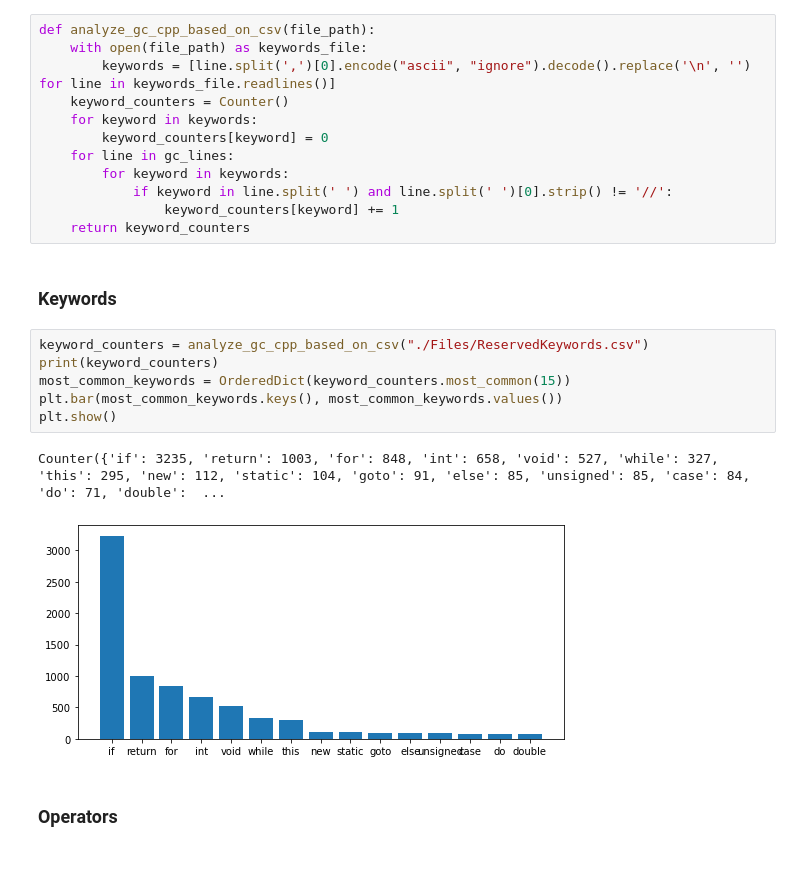
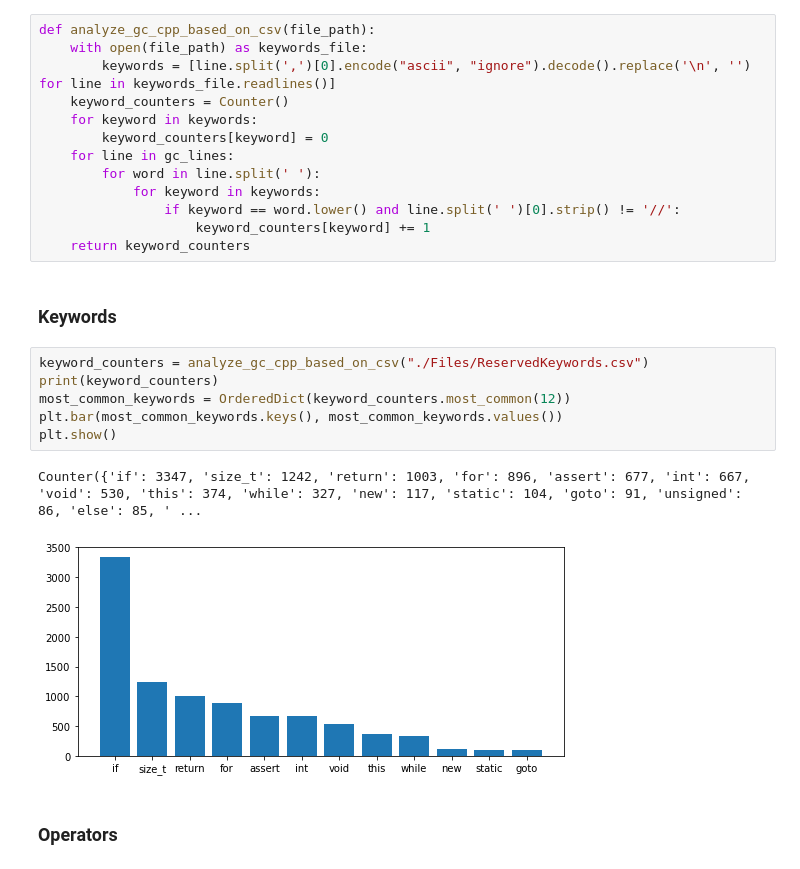
Before and after one commit to MokoSan/DeepDives, a Jupyter notebook: GC.cpp/Analyzing gc.cpp.ipynb, the cells around one changed output. Drawn from its saved outputs; the diff is of its cells as text.

```diff
--- a/GC.cpp/Analyzing gc.cpp.ipynb
+++ b/GC.cpp/Analyzing gc.cpp.ipynb
@@ -62,21 +87,22 @@ def analyze_gc_cpp_based_on_csv(file_path):
     for keyword in keywords:
         keyword_counters[keyword] = 0
     for line in gc_lines:
-        for keyword in keywords:
-            if keyword in line.split(' ') and line.split(' ')[0].strip() != '//':
-                keyword_counters[keyword] += 1
+        for word in line.split(' '):
+            for keyword in keywords:
+                if keyword == word.lower() and line.split(' ')[0].strip() != '//':
+                    keyword_counters[keyword] += 1
     return keyword_counters
 # %% [markdown]
 ### Keywords
 # %%
 keyword_counters = analyze_gc_cpp_based_on_csv("./Files/ReservedKeywords.csv")
 print(keyword_counters)
-most_common_keywords = OrderedDict(keyword_counters.most_common(15))
+most_common_keywords = OrderedDict(keyword_counters.most_common(12))
 plt.bar(most_common_keywords.keys(), most_common_keywords.values())
 plt.show()
 # %% [output]
-Counter({'if': 3235, 'return': 1003, 'for': 848, 'int': 658, 'void': 527, 'while': 327, 'this': 295, 'new': 112, 'static': 104, 'goto': 91, 'else': 85, 'unsigned': 85, 'case': 84, 'do': 71, 'double':  ...
+Counter({'if': 3347, 'size_t': 1242, 'return': 1003, 'for': 896, 'assert': 677, 'int': 667, 'void': 530, 'this': 374, 'while': 327, 'new': 117, 'static': 104, 'goto': 91, 'unsigned': 86, 'else': 85, ' ...
-[figure, old version]
+[figure, new version]
 # %% [markdown]
 ### Operators
 # %%
```
Also changed, not shown: parts of 5 cells of this notebook, 1 other file.
